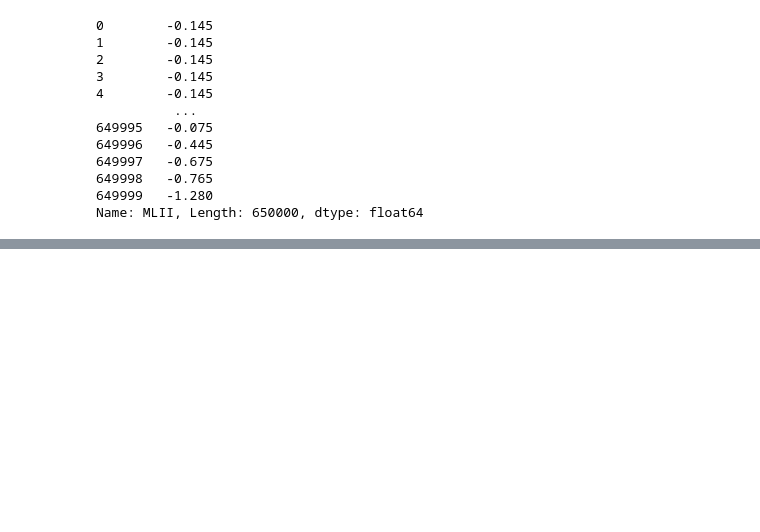
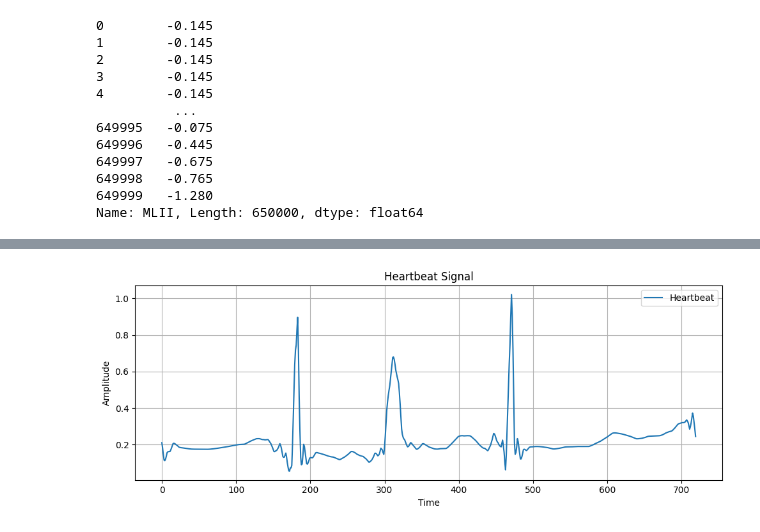
Before and after one commit to arthurdesma/Arrhythmia_Detection_and_Classification, a Jupyter notebook: real_data_test.ipynb, the cells around one changed output, grey strips where cells are left out. Cells and saved outputs as stored; diff of their text form; code cells hidden in the pictures; blank space fills up the shorter version.

```diff
--- a/real_data_test.ipynb
+++ b/real_data_test.ipynb
@@ -133,0 +105,21 @@ plt.show()
+# %%
+import matplotlib.pyplot as plt
+import numpy as np
+
+heartbeat_values = df_patient.iloc[500,]
+heartbeat_values
+# Creating a time axis for the 3600 points, assuming each point represents a unit of time
+time_axis = np.arange(0, 720)
+
+# Plotting the heartbeat
+plt.figure(figsize=(10, 4))
+plt.plot(time_axis, heartbeat_values, label='Heartbeat')
+plt.xlabel('Time')
+plt.ylabel('Amplitude')
+plt.title('Heartbeat Signal')
+plt.legend()
+plt.grid(True)
+plt.tight_layout()
+plt.show()
+# %% [output]
+[figure, added]
```
Also changed, not shown: parts of 11 cells of this notebook, 7 other files.
